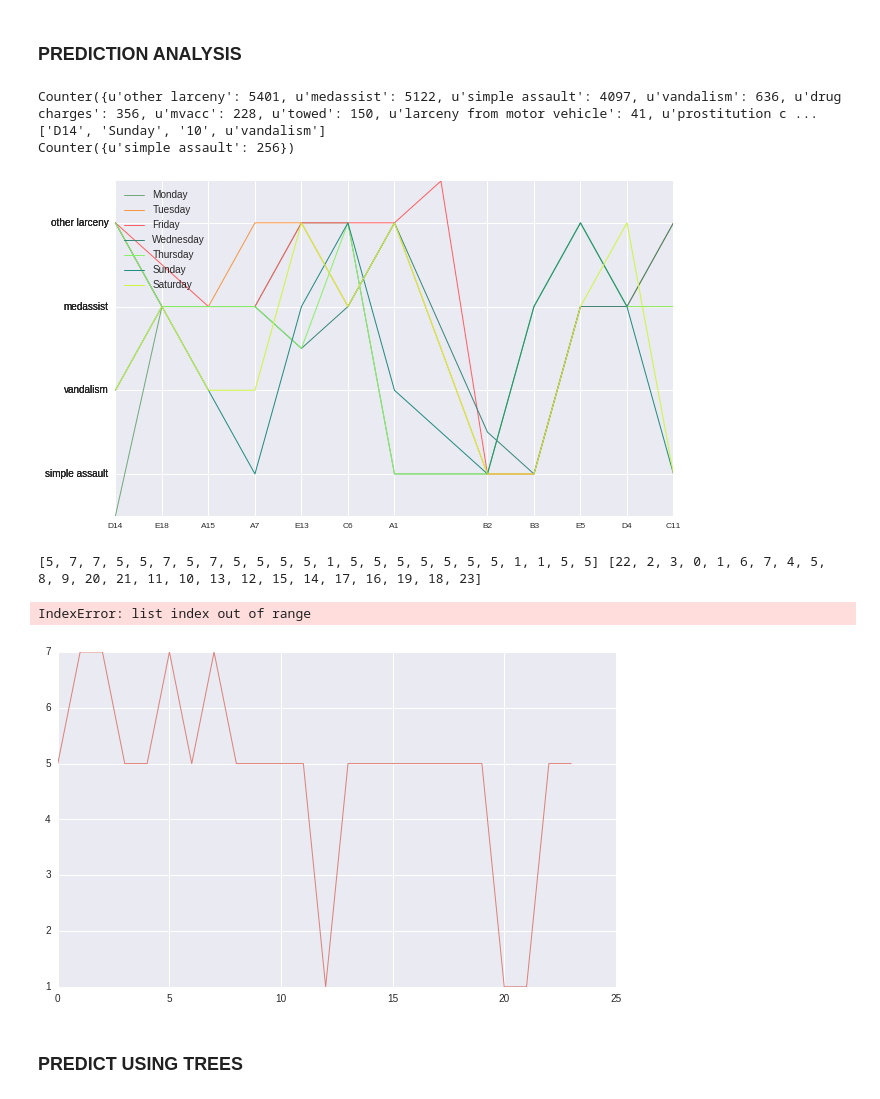
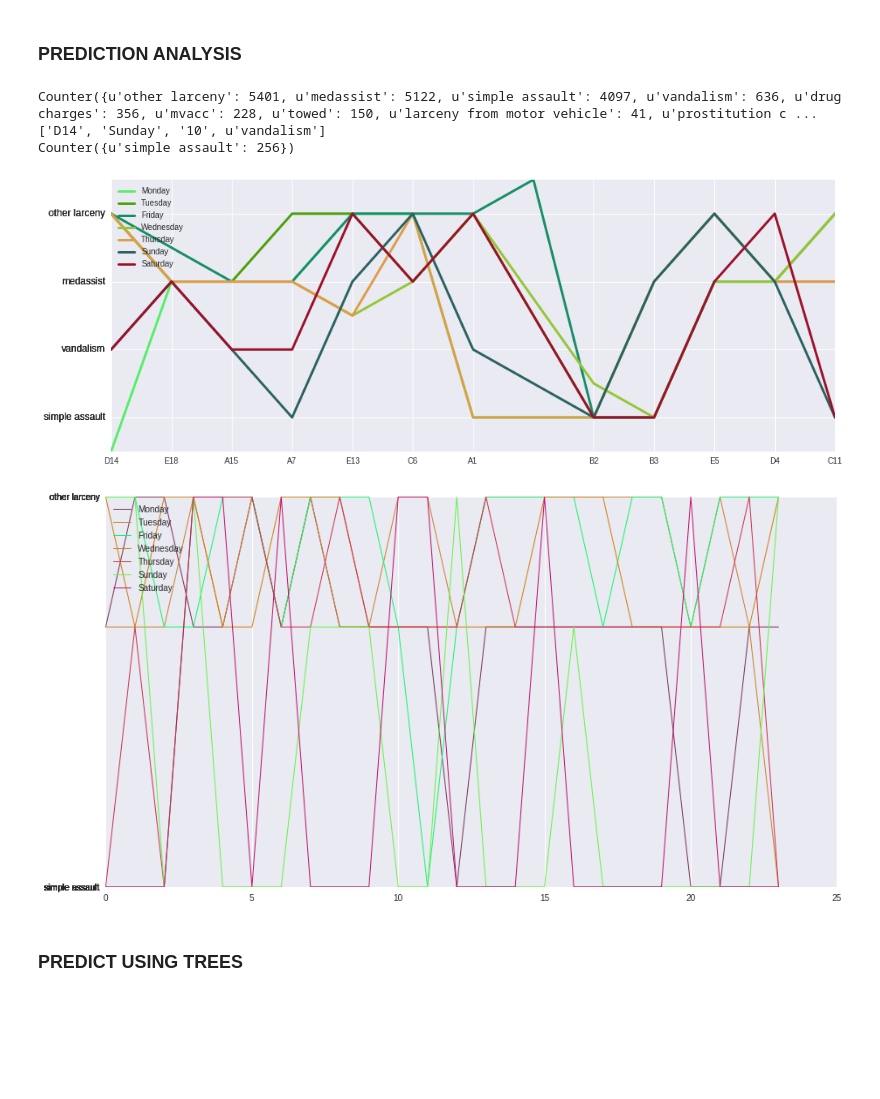
Before and after one commit to sahilsd/591-crime-project, a Jupyter notebook: python-recsys-master/crimeProject-predict.ipynb, the cells around one changed output. Saved outputs shown, nothing was run; the diff lists cells and outputs as text; code cells hidden in the pictures; blank space fills up the shorter version.

```diff
--- a/python-recsys-master/crimeProject-predict.ipynb
+++ b/python-recsys-master/crimeProject-predict.ipynb
@@ -413,41 +415,41 @@ for l in bostonAnalysis:
     try:
         bostonanalysisdict1[l[1]][l[0]] += [l[3]]
         bostonanalysisdict2[l[1]][l[2]] += [l[3]]
     except KeyError:
         bostonanalysisdict1[l[1]][l[0]] = [l[3]]
         bostonanalysisdict2[l[1]][l[2]] = [l[3]]
 
 
 
 print Counter(bostonanalysisdict1['Sunday']['C11'])
 #print bostonanalysisdict2['Sunday'].keys()
-plt.figure(figsize=(10, 6), dpi=80)
+plt.figure(figsize=(16, 6), dpi=80)
 for day, vallist in bostonanalysisdict1.iteritems():
     Yax = []
     Xax = []
     for dist,vl in vallist.iteritems():
         #print day, dist, Counter(vl).most_common(1)[0][0]
 
         Yax += [crTypes.index(Counter(vl).most_common(1)[0][0])]
         Xax += [distNames.index(dist)]
 
     #print Yax, Xax
 
-    plt.plot(sorted(Xax), Yax, color=(random.uniform(0,1),random.uniform(0,1),random.uniform(0,0.5)), linewidth=1.0, linestyle="-", label=day)
-    plt.xticks(Xax, [distNames[i] for i in Xax], size='small')
-    plt.yticks(Yax, [crTypes[i] for i in Yax], size='medium')
+    plt.plot(sorted(Xax), Yax, color=(random.uniform(0,1),random.uniform(0,1),random.uniform(0,0.5)), linewidth=3.0, linestyle="-", label=day)
+    plt.xticks(Xax, [distNames[i] for i in Xax], size='medium')
+    plt.yticks(Yax, [crTypes[i] for i in Yax], size='large')
     plt.legend(loc='upper left')
 plt.show()
 
 #per day, per district, what is most likely crime type
 # %% [output]
 Counter({u'other larceny': 5401, u'medassist': 5122, u'simple assault': 4097, u'vandalism': 636, u'drug charges': 356, u'mvacc': 228, u'towed': 150, u'larceny from motor vehicle': 41, u'prostitution c ...
 ['D14', 'Sunday', '10', u'vandalism']
 Counter({u'simple assault': 256})
-[figure, old version]
+[figure, new version]
 # %%
 
-plt.figure(figsize=(10, 6), dpi=80)
+plt.figure(figsize=(15, 8), dpi=80)
 for day, vallist in bostonanalysisdict2.iteritems():
     Yax = []
     Xax = []
@@ -457,17 +459,15 @@ for day, vallist in bostonanalysisdict2.iteritems():
         Yax += [crTypes.index(Counter(vl).most_common(1)[0][0])]
         Xax += [int(hour)]
 
-    print Yax, Xax
+    #print Yax, Xax
 
     plt.plot(sorted(Xax), Yax, color=(random.uniform(0,1),random.uniform(0,1),random.uniform(0,0.5)), linewidth=1.0, linestyle="-", label=day)
-    plt.xticks(Xax, [distNames[i] for i in Xax], size='small')
+    #plt.xticks(Xax, [distNames[i] for i in Xax], size='small')
     plt.yticks(Yax, [crTypes[i] for i in Yax], size='medium')
     plt.legend(loc='upper left')
 plt.show()
 # %% [output]
-[5, 7, 7, 5, 5, 7, 5, 7, 5, 5, 5, 5, 1, 5, 5, 5, 5, 5, 5, 5, 1, 1, 5, 5] [22, 2, 3, 0, 1, 6, 7, 4, 5, 8, 9, 20, 21, 11, 10, 13, 12, 15, 14, 17, 16, 19, 18, 23]
-IndexError: list index out of range
-[figure, old version]
+[figure, new version]
 # %% [markdown]
 ### PREDICT USING TREES
 # %% [markdown]
```
Also changed, not shown: parts of 8 cells of this notebook.
